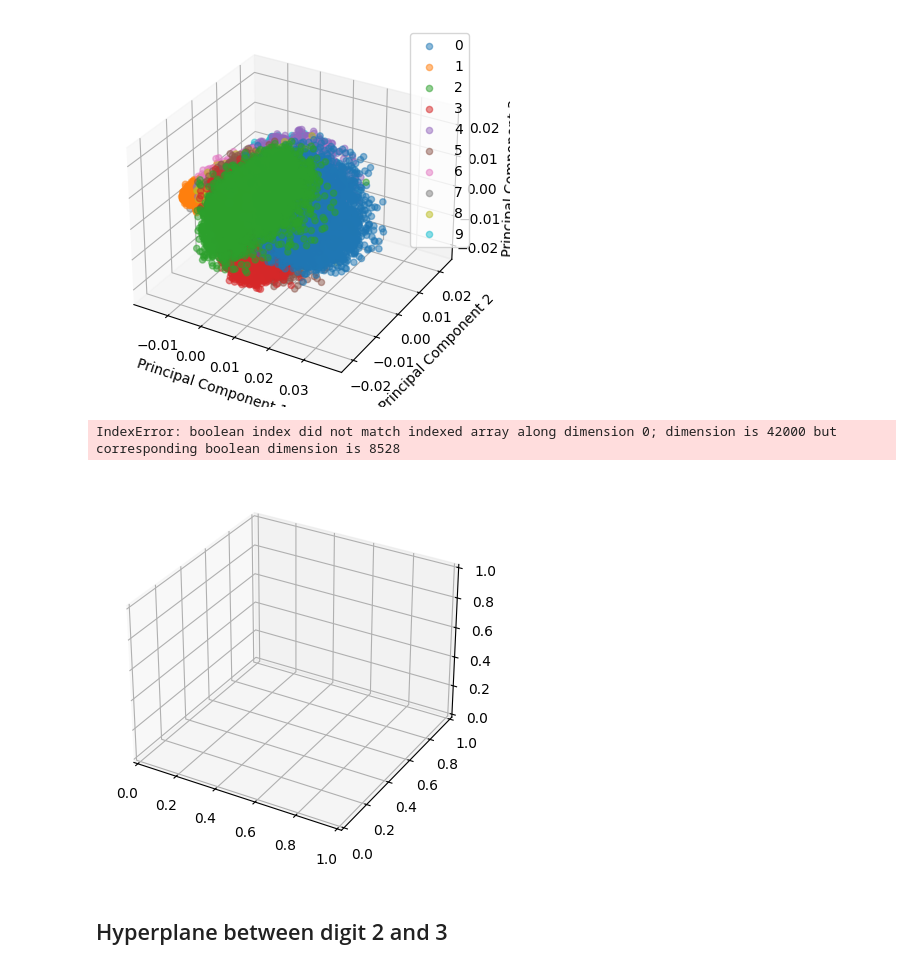
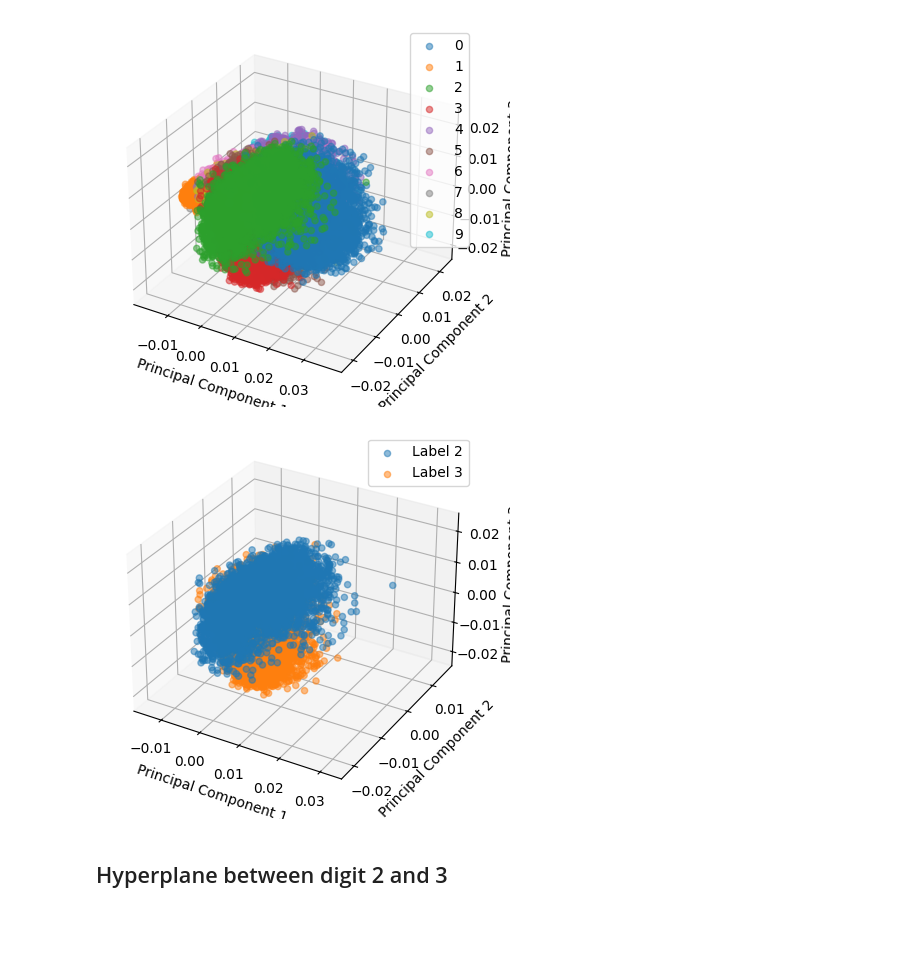
Before and after one commit to naoNao89/digitsSVM, a Jupyter notebook: SVM on Digits Recognization.ipynb, the cells around one changed output. Saved outputs shown, nothing was run; the diff lists cells and outputs as text; code cells hidden in the pictures; blank space fills up the shorter version.

Commit message:
modifies visual lable 2 and 3

```diff
--- a/SVM on Digits Recognization.ipynb
+++ b/SVM on Digits Recognization.ipynb
@@ -110,47 +110,46 @@ from mpl_toolkits.mplot3d import Axes3D
 
 # Assuming X_train is a list of 25x25 pixel matrices and Y_train is the corresponding labels
 
-# Filter data points with labels 2 and 3
-X_filtered = X_train[np.logical_or(Y_train == 2, Y_train == 3)]
-Y_filtered = Y_train[np.logical_or(Y_train == 2, Y_train == 3)]
-
 # Flatten the pixel matrices
-X_train_flattened = [image.flatten() for image in X_filtered]
+X_train_flattened = [image.flatten() for image in X_train]
 
 # Convert lists to numpy arrays
 X_train_flattened = np.array(X_train_flattened)
-Y_filtered = np.array(Y_filtered)
+Y_train = np.array(Y_train)
 
 # Normalize inputs
 X_train_flattened = X_train_flattened / 255.0
+
+# Perform PCA
+pca = PCA(n_components=3)  # Project to 3 dimensions for visualization
+X_train_pca = pca.fit_transform(X_train_flattened)
 
 # Plot the transformed data
 fig = plt.figure()
 ax = fig.add_subplot(111, projection='3d')
 
 # Plot data points with label 2
-ax.scatter(X_train_pca[Y_filtered == 2, 0],
-           X_train_pca[Y_filtered == 2, 1],
-           X_train_pca[Y_filtered == 2, 2],
+ax.scatter(X_train_pca[Y_train == 2, 0],
+           X_train_pca[Y_train == 2, 1],
+           X_train_pca[Y_train == 2, 2],
            label='Label 2',
            alpha=0.5)
 
 # Plot data points with label 3
-ax.scatter(X_train_pca[Y_filtered == 3, 0],
-           X_train_pca[Y_filtered == 3, 1],
-           X_train_pca[Y_filtered == 3, 2],
+ax.scatter(X_train_pca[Y_train == 3, 0],
+           X_train_pca[Y_train == 3, 1],
+           X_train_pca[Y_train == 3, 2],
            label='Label 3',
            alpha=0.5)
 
 ax.set_xlabel('Principal Component 1')
 ax.set_ylabel('Principal Component 2')
 ax.set_zlabel('Principal Component 3')
 ax.legend()
 
 plt.show()
 # %% [output]
-IndexError: boolean index did not match indexed array along dimension 0; dimension is 42000 but corresponding boolean dimension is 8528
-[figure, old version]
+[figure, new version]
 # %% [markdown]
 ## Hyperplane between digit 2 and 3
 # %%
```
Also changed, not shown: 1 other file.
